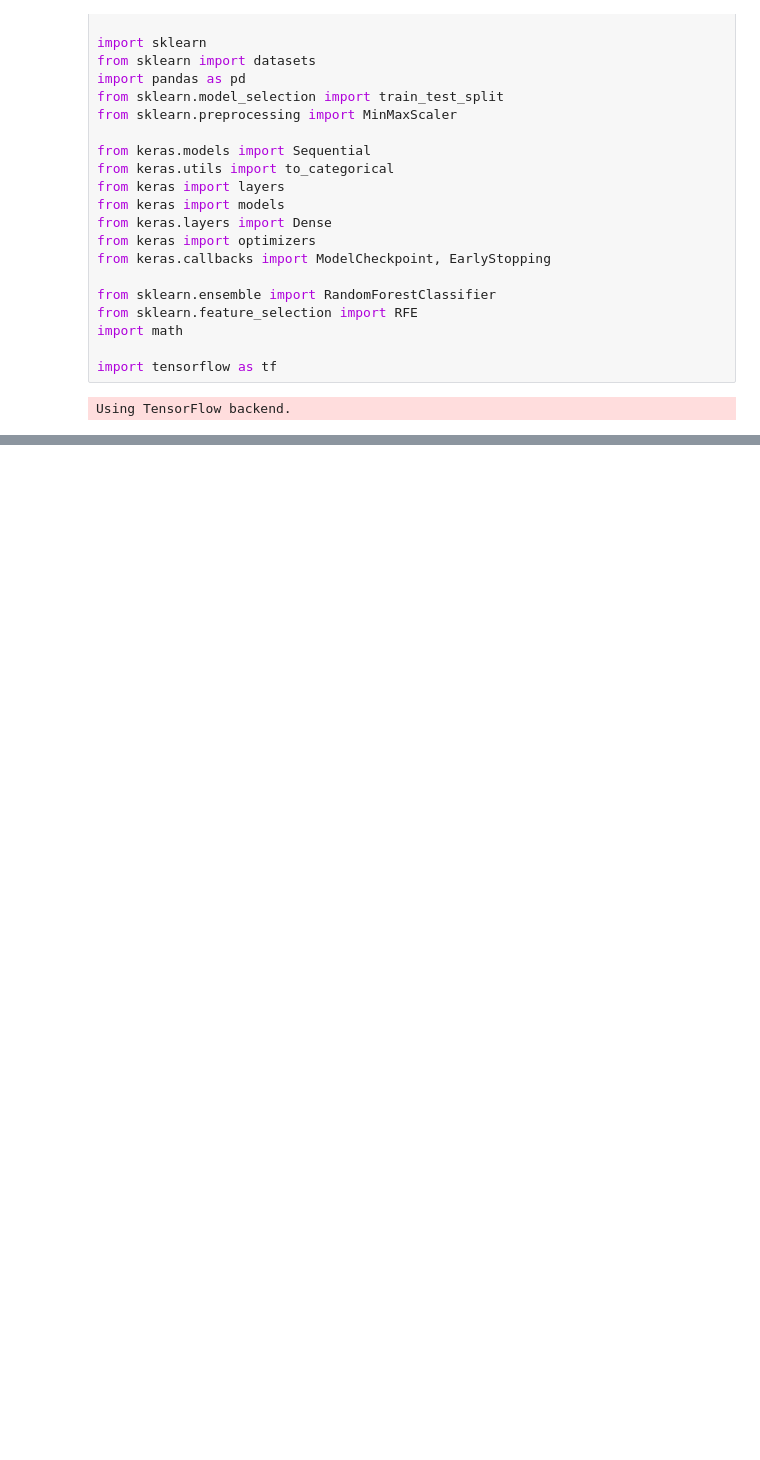
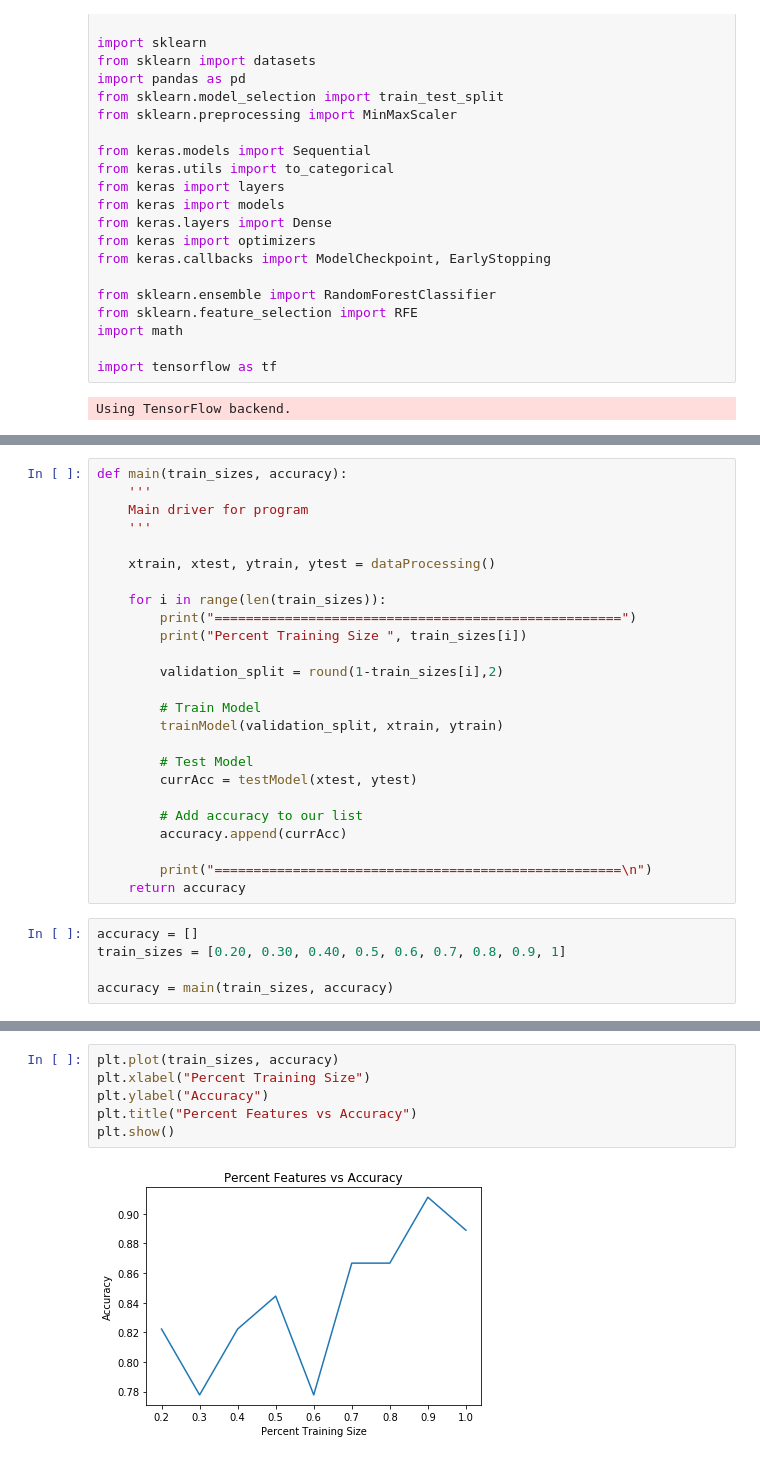
Before and after one commit to chloequinto/Deep-Learning, a Jupyter notebook: hw/Part2_PercentTraining.ipynb, the cells around one changed output, grey strips where cells are left out. Saved outputs shown, nothing was run; the diff lists cells and outputs as text; blank space fills up the shorter version.

```diff
--- a/hw/Part2_PercentTraining.ipynb
+++ b/hw/Part2_PercentTraining.ipynb
@@ -47,0 +105,30 @@ def dataCollection():
+# %%
+def main(train_sizes, accuracy):
+    '''
+    Main driver for program
+    '''
+
+    xtrain, xtest, ytrain, ytest = dataProcessing()
+
+    for i in range(len(train_sizes)):
+        print("====================================================")
+        print("Percent Training Size ", train_sizes[i])
+
+        validation_split = round(1-train_sizes[i],2)
+
+        # Train Model
+        trainModel(validation_split, xtrain, ytrain)
+
+        # Test Model
+        currAcc = testModel(xtest, ytest)
+
+        # Add accuracy to our list
+        accuracy.append(currAcc)
+
+        print("====================================================\n")
+    return accuracy
+# %%
+accuracy = []
+train_sizes = [0.20, 0.30, 0.40, 0.5, 0.6, 0.7, 0.8, 0.9, 1]
+
+accuracy = main(train_sizes, accuracy)
@@ -47,0 +153,8 @@ def dataCollection():
+# %%
+plt.plot(train_sizes, accuracy)
+plt.xlabel("Percent Training Size")
+plt.ylabel("Accuracy")
+plt.title("Percent Features vs Accuracy")
+plt.show()
+# %% [output]
+[figure, added]
```
Also changed, not shown: parts of 6 cells of this notebook, 8 other files.
